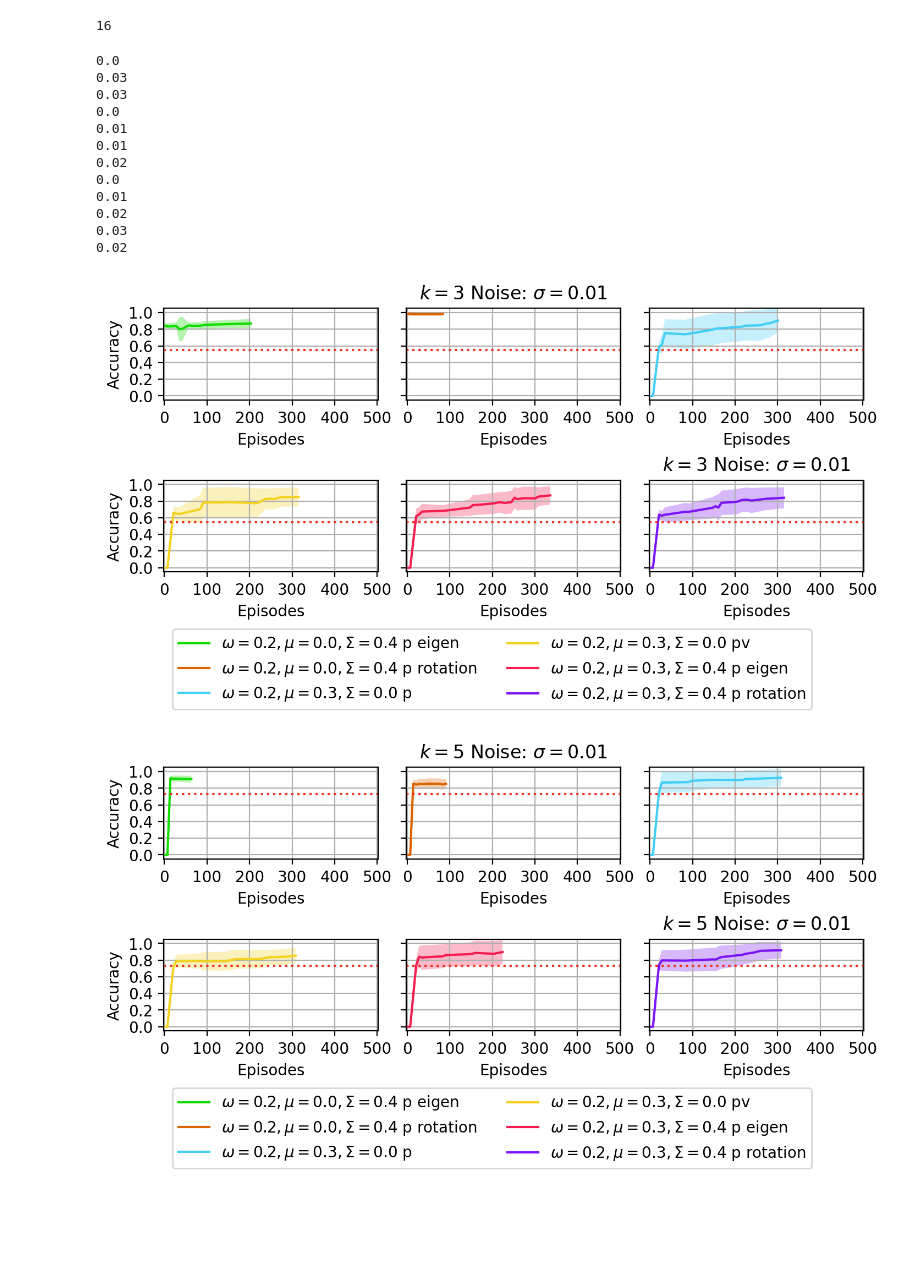
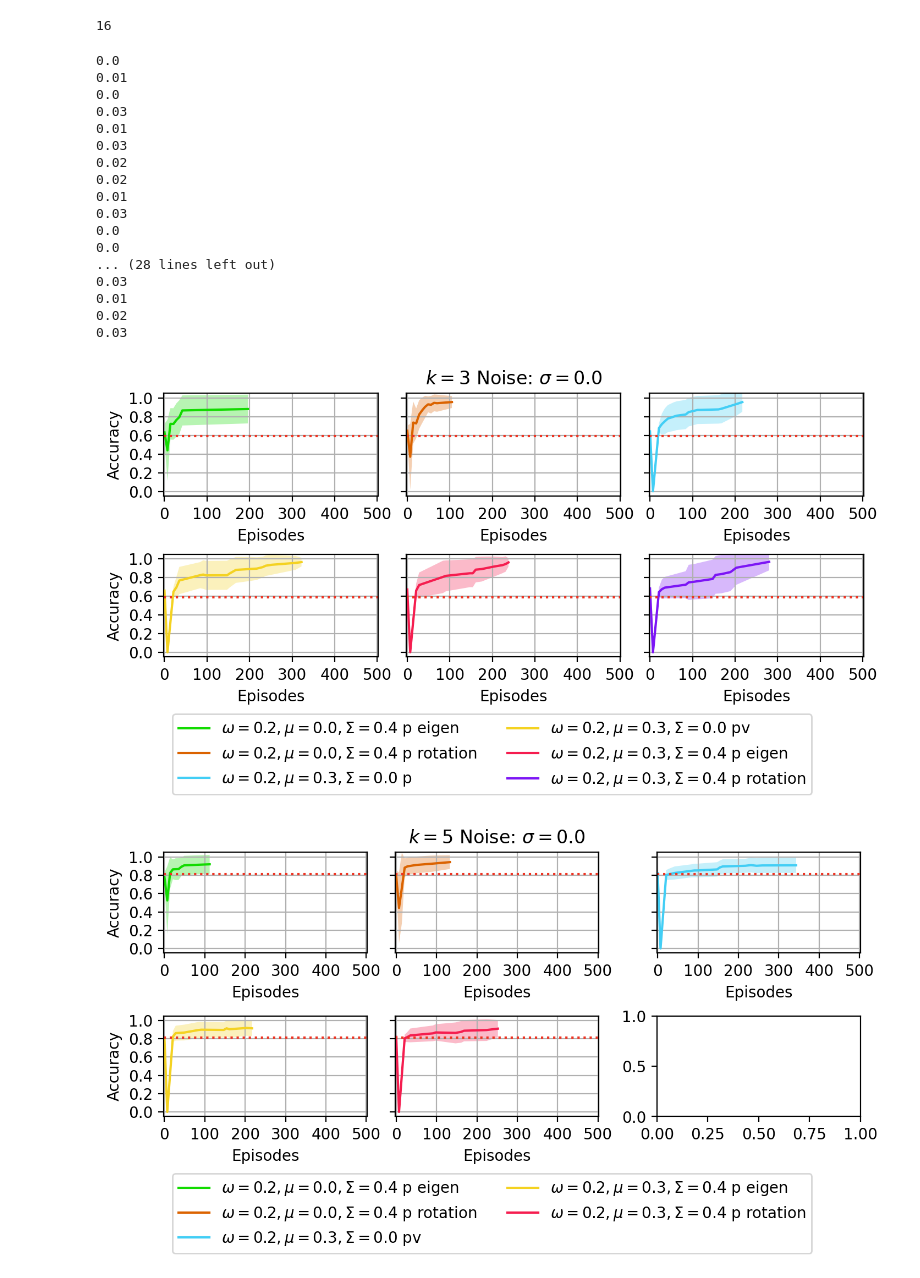
Before and after one commit to robot-learning-freiburg/bopt_gmm, a Jupyter notebook: scripts/multirun_plot.ipynb, the cells around one changed output. Saved outputs shown, nothing was run; the diff lists cells and outputs as text; code cells hidden in the pictures; blank space fills up the shorter version.

Commit message:
New config study tasks and plots

```diff
--- a/scripts/multirun_plot.ipynb
+++ b/scripts/multirun_plot.ipynb
@@ -13,14 +13,15 @@ import random
 
 import yaml
 # %%
-STAT_DIRECTORY = Path('/home/aroefer/online_gmm_sd/')
-STAT_PATTERN   = 'og_door_*'
-DF_BASELINES   = pd.read_csv('/home/aroefer/rl_ws/src/bopt_gmm/data/baselines_sliding_door.csv')
+STAT_DIRECTORY = Path('/home/aroefer/icra_bopt_gmm_exp_door/')
+STAT_PATTERN   = 'is_door_*'
+DF_BASELINES   = pd.read_csv('/home/aroefer/rl_ws/src/bopt_gmm/data/baselines_door.csv')
 OUT_PREFIX     = 'door'
-METHOD_NAME    = 'online'
+METHOD_NAME    = 'bopt'
 # %%
 @dataclass
 class AccuracyStat:
+    dir_prefix  : str
     data_points : dict
     components  : int   = 3
     prior       : float = 0.0
@@ -44,6 +45,7 @@ def collect_ic_data(files : Iterable[Path], base_lines : dict, base_value=0.0):
     # Figure out the number of samples
     samples = set(int(f.parent.name.split('_')[-2]) for f in files)
     sample_idx = dict(zip(samples, range(len(samples))))
+    directory_prefix = '_'.join(files[0].parent.name.split('_')[:-2])
 
     final_perf = {}
 
@@ -73,7 +75,10 @@ def collect_ic_data(files : Iterable[Path], base_lines : dict, base_value=0.0):
             if model in base_lines:
                 perf_base = base_lines[model][noise]
 
-        df  = pd.read_csv(f)
+        try:
+            df  = pd.read_csv(f)
+        except pd.errors.EmptyDataError:
+            continue
         idx = int(f.name.split('_')[-2])
         if idx not in data_points:
             data_points[idx] = [None] * len(samples)
@@ -99,15 +104,16 @@ def collect_ic_data(files : Iterable[Path], base_lines : dict, base_value=0.0):
 
     final_perf = {opt_episode_step[v] for v in final_perf.values()}
 
-    return AccuracyStat(data_points,
+    return AccuracyStat(directory_prefix,
+                        data_points,
                         components,
-                        None, #config['bopt_agent']['prior_range'],
-                        None, #config['bopt_agent']['mean_range'],
-                        None, # config['bopt_agent']['sigma_range'],
+                        config['bopt_agent']['prior_range'],
+                        config['bopt_agent']['mean_range'],
+                        config['bopt_agent']['sigma_range'],
                         noise,
-                        None, #config['bopt_agent']['opt_dims']['means'],
-                        None, #config['bopt_agent']['opt_dims']['cvars']['nary'],
-                        None, #config['bopt_agent']['opt_dims']['cvars']['type'] if 'type' in config['bopt_agent']['opt_dims']['cvars'] else '',
+                        config['bopt_agent']['opt_dims']['means'],
+                        config['bopt_agent']['opt_dims']['cvars']['nary'],
+                        config['bopt_agent']['opt_dims']['cvars']['type'] if 'type' in config['bopt_agent']['opt_dims']['cvars'] else '',
                         perf_base,
                         final_perf)
 # %%
@@ -134,13 +140,16 @@ print(baselines)
 # %%
 all_data   = []
 data_names = []
+data_by_hash = {}
 
 for p in tqdm(patterns, desc='Processing patters'):
     files = list(STAT_DIRECTORY.glob(p))
     if len(files) > 0:
         all_data.append(collect_ic_data(files, baselines))
         data_names.append(Path(p.replace('_*', '')).parent.name)
+        dhash = Path(p.replace('_*', '')).parent.name.split('_')[-1]
+        data_by_hash[dhash] = all_data[-1]
     else:
         print(f'Pattern "{p}" yielded no files.')
-print(len(all_data))
+print(all_data)
 # %% [output]
@@ -174,23 +183,28 @@ import math
 for a in all_data:
     print(a.noise)
 # %% [output]
+0.0
+0.01
 0.0
 0.03
+0.01
+0.03
+0.02
+0.02
+0.01
 0.03
 0.0
-0.01
-0.01
-0.02
 0.0
+... (28 lines left out)
+0.03
 0.01
 0.02
 0.03
-0.02
 # %%
 def str_as(a : AccuracyStat):
     return f'$\omega = {a.prior}, \mu = {a.mean}, \Sigma = {a.covar}$ {"".join([m[0] for m in a.means])} {a.cvar_type}'
 
-noise_filter = 0.01
+noise_filter = 0.0
 
 filtered_data = [(str_as(a), a) for a in all_data if a.noise == noise_filter]
 
@@ -208,33 +222,33 @@ for c, data in data_by_components.items():
         if x % 3 == 0:
             ax.set_yticks(np.linspace(0.0, 1.0, 6))
             ax.set_ylabel('Accuracy')
         else:
             ax.set_yticks(np.linspace(0.0, 1.0, 6), [])
 
 
         if label not in colors:
             colors[label] = COLORS.T.flatten()[len(colors)]
 
         draw_var_plot(ax, ac_stat.data_points, colors[label], label)
 
         ax.set_xlabel('Episodes')
         ax.set_xticks(np.linspace(0, 500, 6))
-        if x == 1 or x == len(data) - 1:
+        if x == min(len(data) - 1, 1):
             ax.set_title(f'$k = {c}$ Noise: $\sigma = {noise_filter}$')
         ax.grid(True)
         # if x == 0:
         #     ax.legend(bbox_to_anchor=(0., -.92, 2.2, .102),  loc='lower left',
         #                   ncols=3, mode="expand", borderaxespad=0)
         ax.set_ylim((0 - 0.05, 1.0 + 0.05))
         ax.set_xlim((0 - 2, 500 + 2))
         handles, labels = ax.get_legend_handles_labels()
         legend.update(dict(zip(labels, handles)))
 
         ax.hlines(ac_stat.baseline, *ax.get_xlim(), color='#ee3322', linestyle='dotted')
 
     fig.legend(legend.values(), legend.keys(), loc='outside lower center', ncols=2)
     fig.savefig(f'plots/{OUT_PREFIX}_p{c}_n{int(noise_filter*100):02d}.png')
 # fig.tight_layout()
 # %% [output]
-[figure, old version]
+[figure, new version]
-[figure, old version]
+[figure, new version]
```
Also changed, not shown: parts of 8 cells of this notebook, 3 other files.
